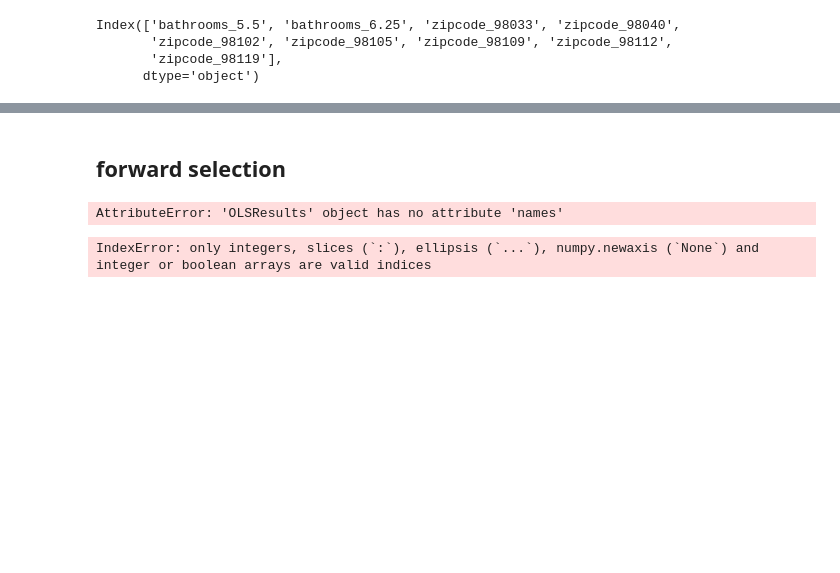
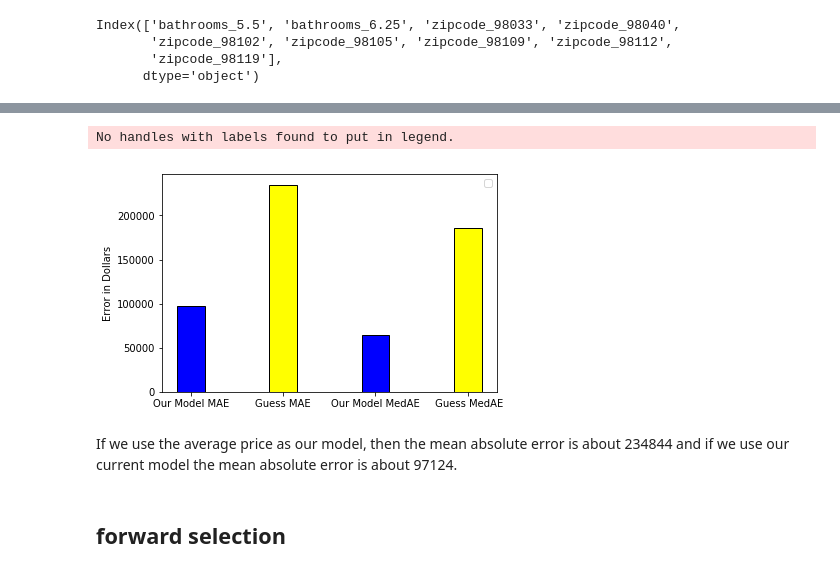
Before and after one commit to linhtdp/linear-regression-mod1-test, a Jupyter notebook: KC_Linear_Regression_05082019.ipynb, the cells around one changed output, grey strips where cells are left out. Cells and saved outputs as stored; diff of their text form; code cells hidden in the pictures; blank space fills up the shorter version.

```diff
--- a/KC_Linear_Regression_05082019.ipynb
+++ b/KC_Linear_Regression_05082019.ipynb
@@ -291,11 +305,32 @@ stats.shapiro(error)
+# %%
+r1 = ['mean', 'median']
+r2 = ['mean1', 'median1']
+barWidth= 0.3
+bars1 = [np.mean(np.abs(error)),np.mean(np.abs(guess_error))]
+bars2 = [np.median(np.abs(error)),np.median(np.abs(guess_error))]
+yer1 = [0.5, 0.4]
+yer2 = [1, 0.7]
+
+plt.bar(r1, bars1, width = barWidth, color = ['blue','yellow'], edgecolor = 'black', yerr=yer1, capsize=1)
+
+
+# Create cyan bars
+plt.bar(r2, bars2, width = barWidth, color = ['blue','yellow'], edgecolor = 'black', yerr=yer2, capsize=1)
+
+# general layout
+plt.xticks([r for r in range(4)], ['Our Model MAE', 'Guess MAE', 'Our Model MedAE',' Guess MedAE' ])
+plt.ylabel('Error in Dollars')
+plt.legend()
+
+# Show graphic
+#plt.show()
+plt.savefig('fig5')
+# %% [output]
+No handles with labels found to put in legend.
+[figure, added]
+# %% [markdown]
+If we use the average price as our model, then the mean absolute error is about 234844 and if we use our current model the mean absolute error is about 97124.
 # %% [markdown]
 ## forward selection
 # %%
-name = list(X_train.columns.values)
-model.names[np.abs(model_1.params).sort_values(ascending=False).index]
+#s[np.abs(s).sort_values(ascending=False).index]
-# %% [output]
-AttributeError: 'OLSResults' object has no attribute 'names'
-# %%
-X_train.columns[np.abs(model_1.params).sort_values(ascending=False).index.values]
-# %% [output]
-IndexError: only integers, slices (`:`), ellipsis (`...`), numpy.newaxis (`None`) and integer or boolean arrays are valid indices
```
Also changed, not shown: parts of 29 cells of this notebook, 1 other file.
